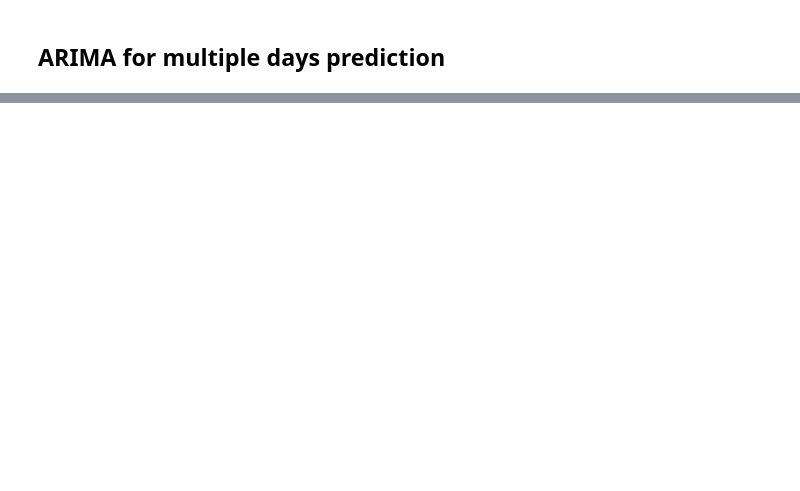
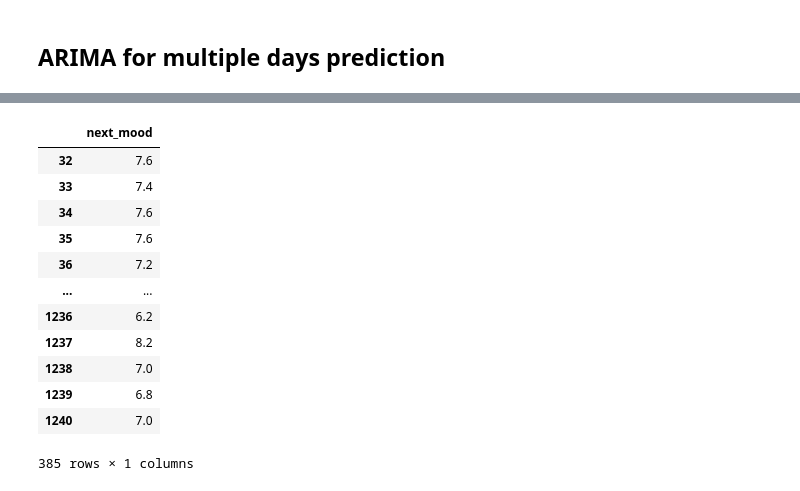
Before and after one commit to OlegBEZb/Data_Mining_assignment_1, a Jupyter notebook: ARIMA.ipynb, the cells around one changed output, grey strips where cells are left out. Drawn from its saved outputs; the diff is of its cells as text; code cells hidden in the pictures; blank space fills up the shorter version.

```diff
--- a/ARIMA.ipynb
+++ b/ARIMA.ipynb
@@ -234,0 +268,16 @@ prediction_dict
+# %%
+y_test
+# %% [output]
+|  | next_mood |
+| 32 | 7.6 |
+| 33 | 7.4 |
+| 34 | 7.6 |
+| 35 | 7.6 |
+| 36 | 7.2 |
+| ... | ... |
+| 1236 | 6.2 |
+| 1237 | 8.2 |
+| 1238 | 7.0 |
+| 1239 | 6.8 |
+| 1240 | 7.0 |
+385 rows × 1 columns
```
Also changed, not shown: parts of 8 cells of this notebook.
